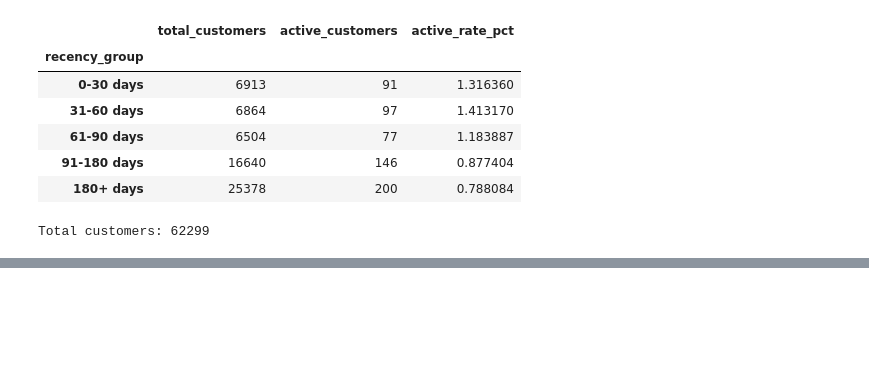
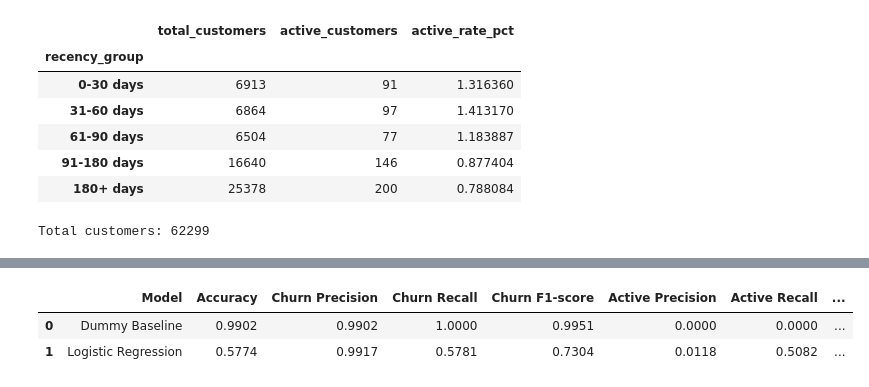
Before and after one commit to Shreyanshu0007/ecommerce-sales-forecasting-customer-churn, a Jupyter notebook: notebooks/01_dataset_exploration.ipynb, the cells around one changed output, grey strips where cells are left out. Saved outputs shown, nothing was run; the diff lists cells and outputs as text; code cells hidden in the pictures; blank space fills up the shorter version.

Commit message:
Refine Olist EDA and churn classification notebook

```diff
--- a/notebooks/01_dataset_exploration.ipynb
+++ b/notebooks/01_dataset_exploration.ipynb
@@ -4700,0 +2116,18 @@ Sections: 1–16
+# %%
+# Select input features
+X = churn_data_new[
+    [
+        'feature_total_orders',
+        'feature_days_since_last_purchase',
+        'feature_total_revenue'
+    ]
+]
+
+# Select target
+y = churn_data_new['churn']
+
+print("X shape:", X.shape)
+print("y shape:", y.shape)
+
+display(X.head())
+display(y.head())
@@ -4700,0 +2260,40 @@ Sections: 1–16
+# %%
+from sklearn.metrics import accuracy_score, precision_score, recall_score, f1_score
+
+model_comparison = pd.DataFrame({
+    'Model': ['Dummy Baseline', 'Logistic Regression'],
+    'Accuracy': [
+        accuracy_score(y_test, y_pred_dummy),
+        accuracy_score(y_test, y_pred_lr)
+    ],
+    'Churn Precision': [
+        precision_score(y_test, y_pred_dummy, pos_label=1, zero_division=0),
+        precision_score(y_test, y_pred_lr, pos_label=1, zero_division=0)
+    ],
+    'Churn Recall': [
+        recall_score(y_test, y_pred_dummy, pos_label=1, zero_division=0),
+        recall_score(y_test, y_pred_lr, pos_label=1, zero_division=0)
+    ],
+    'Churn F1-score': [
+        f1_score(y_test, y_pred_dummy, pos_label=1, zero_division=0),
+        f1_score(y_test, y_pred_lr, pos_label=1, zero_division=0)
+    ],
+    'Active Precision': [
+        precision_score(y_test, y_pred_dummy, pos_label=0, zero_division=0),
+        precision_score(y_test, y_pred_lr, pos_label=0, zero_division=0)
+    ],
+    'Active Recall': [
+        recall_score(y_test, y_pred_dummy, pos_label=0, zero_division=0),
+        recall_score(y_test, y_pred_lr, pos_label=0, zero_division=0)
+    ],
+    'Active F1-score': [
+        f1_score(y_test, y_pred_dummy, pos_label=0, zero_division=0),
+        f1_score(y_test, y_pred_lr, pos_label=0, zero_division=0)
+    ]
+})
+
+display(model_comparison.round(4))
+# %% [output]
+|  | Model | Accuracy | Churn Precision | Churn Recall | Churn F1-score | Active Precision | Active Recall | ... |
+| 0 | Dummy Baseline | 0.9902 | 0.9902 | 1.0000 | 0.9951 | 0.0000 | 0.0000 | ... |
+| 1 | Logistic Regression | 0.5774 | 0.9917 | 0.5781 | 0.7304 | 0.0118 | 0.5082 | ... |
```
Also changed, not shown: parts of 127 cells of this notebook.
